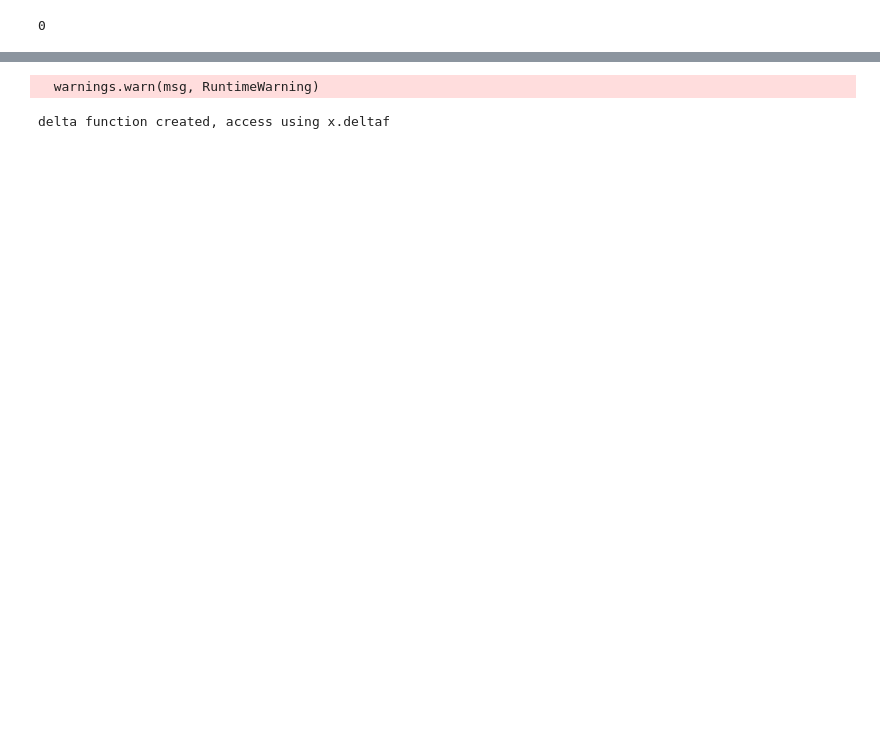
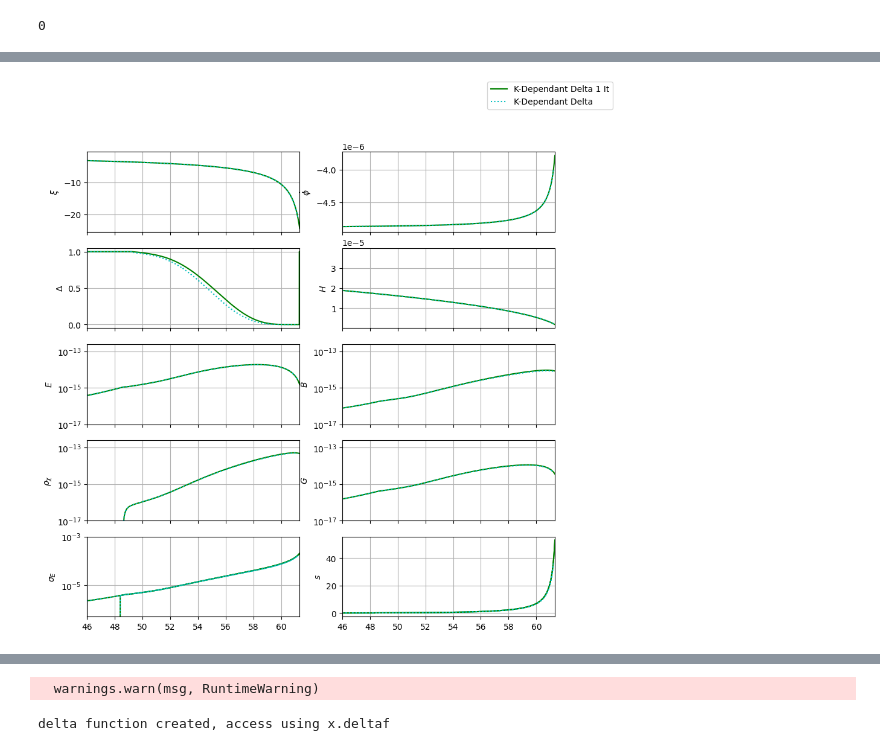
Before and after one commit to richard-von-eckardstein/GEFF, a Jupyter notebook: GEFTestGround.ipynb, the cells around one changed output, grey strips where cells are left out. Drawn from its saved outputs; the diff is of its cells as text; code cells hidden in the pictures; blank space fills up the shorter version.

```diff
--- a/GEFTestGround.ipynb
+++ b/GEFTestGround.ipynb
@@ -67,0 +136,98 @@ print(H.FermionEntry)
+# %%
+H.Unitful()
+
+t2 = H.vals["t"]
+N2 = H.vals["N"]
+xi2 = H.vals["xi"]
+xieff2 = H.vals["xieff"]
+dphi2 = H.vals["dphi"]
+H2 = H.vals["H"]
+delta2 = H.vals["delta"]
+rhoChi2 = H.vals["rhoChi"]
+E2= H.vals["E"]
+B2 = H.vals["B"]
+G2 = H.vals["G"]
+sE2 = H.vals["sigmaE"]
+s2 = H.vals["s"]
+sEk2 = H.vals["sigmaEk"]
+sk2 = H.vals["sk"]
+kh2 = H.vals["kh"]
+# %%
+fig, ax = plt.subplots(5,2, figsize=(10,10), sharex=True)
+
+ax[0,0].plot(N2, xi2, "g-", label="K-Dependant Delta 1 It")
+ax[0,0].plot(N3, xi3, "c:", label="K-Dependant Delta")
+ax[0,0].set_ylabel(r"$\xi$")
+
+ax[0,1].plot(N2, dphi2, "g-")
+ax[0,1].plot(N3, dphi3, "c:")
+ax[0,1].set_ylabel(r"$\dot{\phi}$")
+#ax[0,1].set_ylabel(r"$\xi_{eff}$")
+
+ax[1,0].plot(N2, delta2, "g-")
+ax[1,0].plot(N3, delta3, "c:")
+ax[1,0].set_ylabel(r"$\Delta$")
+
+
+ax[1,1].plot(N2, H2, "g-")
+ax[1,1].plot(N3, H3, "c:")
+ax[1,1].set_ylabel(r"$H$")
+
+ax[2,0].plot(N2, E2, "g-")
+ax[2,0].plot(N3, E3, "c:")
+ax[2,0].set_ylabel(r"$E$")
+ax[2,0].set_yscale("log")
+
+ax[2,1].plot(N2, B2, "g-")
+ax[2,1].plot(N3, B3, "c:")
+ax[2,1].set_ylabel(r"$B$")
+ax[2,1].set_yscale("log")
+
+ax[3,0].plot(N2, rhoChi2, "g-")
+ax[3,0].plot(N3, rhoChi3, "c:")
+ax[3,0].set_ylabel(r"$\rho_\chi$")
+ax[3,0].set_yscale("log")
+
+ax[3,1].plot(N2, abs(G2), "g-")
+ax[3,1].plot(N3, abs(G3), "c:")
+ax[3,1].set_ylabel(r"$G$")
+ax[3,1].set_yscale("log")
+
+ax[4,0].plot(N2, sE2, "g-")
+ax[4,0].plot(N2, sEk2, "g-")
+ax[4,0].plot(N3, sEk3, "c:")
+ax[4,0].plot(N3, sE3, "c:")
+ax[4,0].set_ylabel(r"$\sigma_E$")
+ax[4,0].set_yscale("log")
+
+ax[4,1].plot(N2, s2, "g-")
+ax[4,1].plot(N2, sk2, "g-")
+ax[4,1].plot(N3, sk3, "c:")
+ax[4,1].plot(N3, s3, "c:")
+ax[4,1].set_ylabel(r"$s$")
+#ax[4,1].set_yscale("log")
+
+lines_labels = [ax[0,0].get_legend_handles_labels()]
+lines, labels = [sum(lol, []) for lol in zip(*lines_labels)]
+fig.legend(lines, labels)
+
+"""ax[0,0].set_ylim(-0.5,10)
+ax[2,0].set_ylim(-4.5e-6,1e-6)
+ax[4,0].set_ylim(-20,20)
+ax[4,0].set_ylim(1e7, 2e18)"""
+
+#ax[0,1].set_ylim(1e13, 1e23)
+ax[2,0].set_ylim(1e-17, 2.5e-13)
+ax[2,1].set_ylim(1e-17, 2.5e-13)
+ax[3,0].set_ylim(1e-17, 2.5e-13)
+ax[3,1].set_ylim(1e-17, 2.5e-13)
+ax[4,0].set_ylim(5e-7, 1e-3)
+#ax[4,1].set_ylim(1e-6, 8e-3)
+
+for ax in fig.axes:
+    ax.grid(True)
+    ax.set_xlim(46., max([*N2, *N3]))
+    #ax.set_xlim(48.5, 50.5)
+plt.show()
+# %% [output]
+[figure, added]
```
Also changed, not shown: parts of 17 cells of this notebook, 3 other files.
